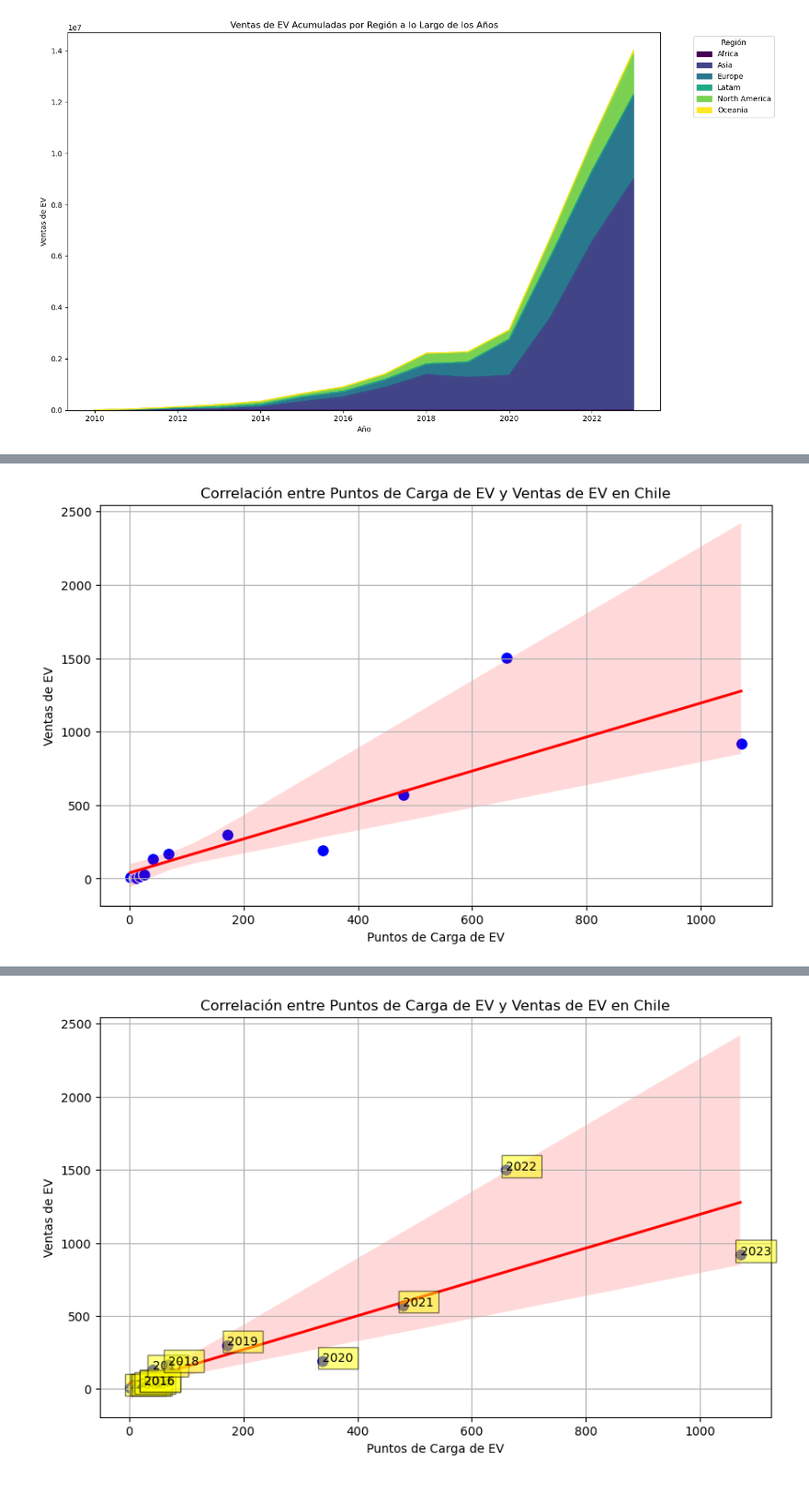
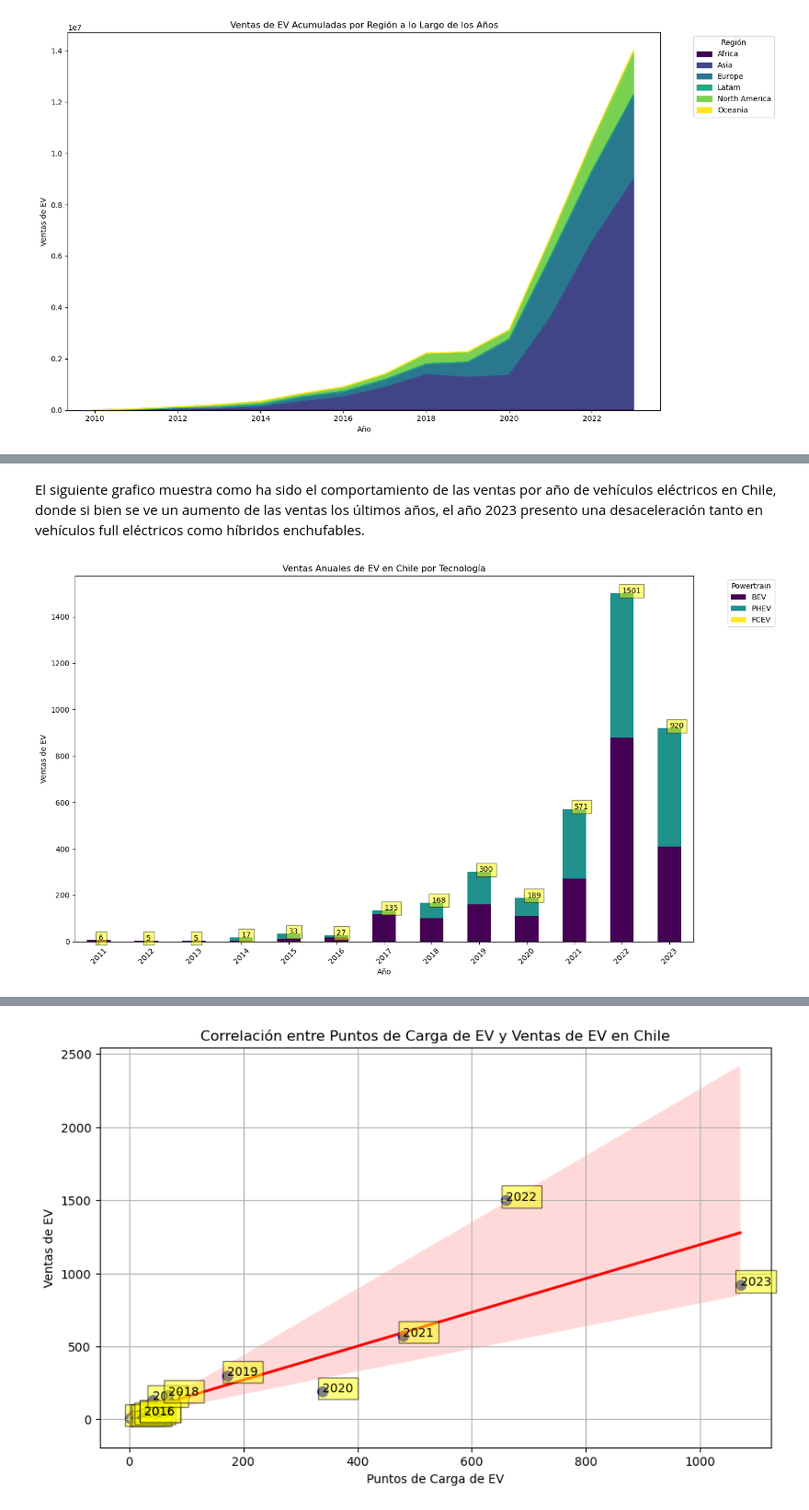
Before and after one commit to ceasoto/Proyecto_Final, a Jupyter notebook: Notebooks/Visualizaciones.ipynb, the cells around one changed output, grey strips where cells are left out. Shown at 92% size. Cells and saved outputs as stored; diff of their text form; code cells hidden in the pictures.

```diff
--- a/Notebooks/Visualizaciones.ipynb
+++ b/Notebooks/Visualizaciones.ipynb
@@ -333,32 +339,31 @@ plt.show()
-# %%
-
-# Filtrar los datos para Chile
-filtered_chile = df_h[df_h['region'] == 'Chile']
-
-
-# Filtrar los datos para EV sales y EV charging points
-ev_sales_chile = filtered_chile[filtered_chile['parameter'] == 'EV sales']
-ev_charging_chile = filtered_chile[filtered_chile['parameter'] == 'EV charging points']
-
-# Agrupar los datos por año y sumar los valores
-ev_sales_chile_by_year = ev_sales_chile.groupby('year')['value'].sum().reset_index()
-ev_charging_chile_by_year = ev_charging_chile.groupby('year')['value'].sum().reset_index()
-
-# Combinar los dos DataFrames en uno solo
-combined_chile = pd.merge(ev_sales_chile_by_year, ev_charging_chile_by_year, on='year', suffixes=('_sales', '_charging'))
-
-# Crear el gráfico de dispersión
-plt.figure(figsize=(10, 6))
-sns.scatterplot(x='value_charging', y='value_sales', data=combined_chile, s=100, color='blue')
-
-# Añadir una línea de regresión
-sns.regplot(x='value_charging', y='value_sales', data=combined_chile, scatter=False, color='red')
-
-# Personalizar el gráfico
-plt.title('Correlación entre Puntos de Carga de EV y Ventas de EV en Chile')
-plt.xlabel('Puntos de Carga de EV')
-plt.ylabel('Ventas de EV')
-plt.grid(True)
-plt.show()
-# %% [output]
-[figure, removed]
+# %% [markdown]
+El siguiente grafico muestra como ha sido el comportamiento de las ventas por año de vehículos eléctricos en Chile, donde si bien se ve un aumento de las ventas los últimos años, el año 2023 presento una desaceleración tanto en vehículos full eléctricos como híbridos enchufables.
+# %%
+# Agrupar los datos por año y powertrain, y sumar los valores
+ev_sales_chile_by_year_powertrain = filtered_ev_sales_chile.groupby(['year', 'powertrain'])['value'].sum().reset_index()
+
+# Pivotar los datos para que las columnas representen los diferentes powertrains
+ev_sales_chile_pivot = ev_sales_chile_by_year_powertrain.pivot(index='year', columns='powertrain', values='value').fillna(0)
+
+# Ordenar las columnas para que el mayor valor acumulado esté abajo y el menor arriba
+final_values = ev_sales_chile_pivot.sum().sort_values(ascending=False)
+ev_sales_chile_pivot = ev_sales_chile_pivot[final_values.index]
+
+# Crear el gráfico de barras apiladas
+ax = ev_sales_chile_pivot.plot(kind='bar', stacked=True, figsize=(14, 8), colormap='viridis')
+
+# Añadir etiquetas del valor total por año
+totals = ev_sales_chile_pivot.sum(axis=1)
+for i in range(len(totals)):
+    plt.text(x=i, y=totals.iloc[i], s=str(int(totals.iloc[i])), fontdict=dict(color='black', size=10), bbox=dict(facecolor='yellow', alpha=0.5))
+
+# Personalizar el gráfico
+plt.title('Ventas Anuales de EV en Chile por Tecnología')
+plt.xlabel('Año')
+plt.ylabel('Ventas de EV')
+plt.xticks(rotation=45)
+plt.legend(title='Powertrain', bbox_to_anchor=(1.05, 1), loc='upper left')
+plt.tight_layout()
+plt.show()
+# %% [output]
+[figure, added]
```
Also changed, not shown: parts of 41 cells of this notebook.
